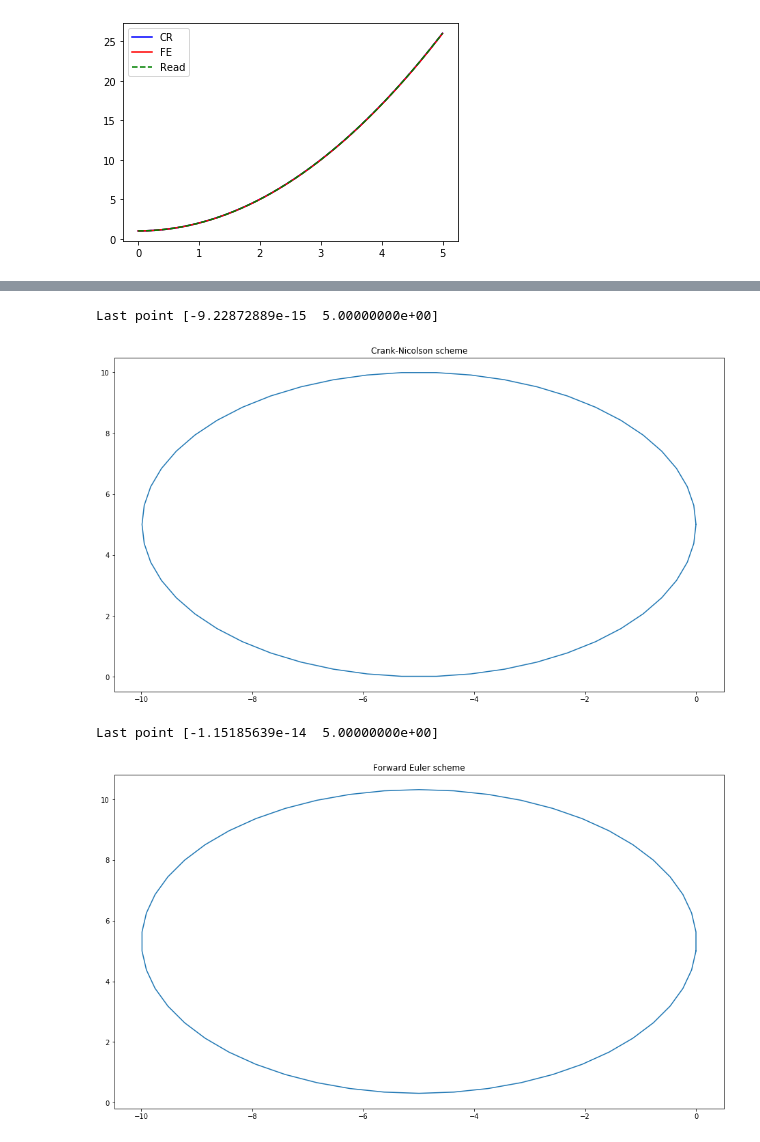
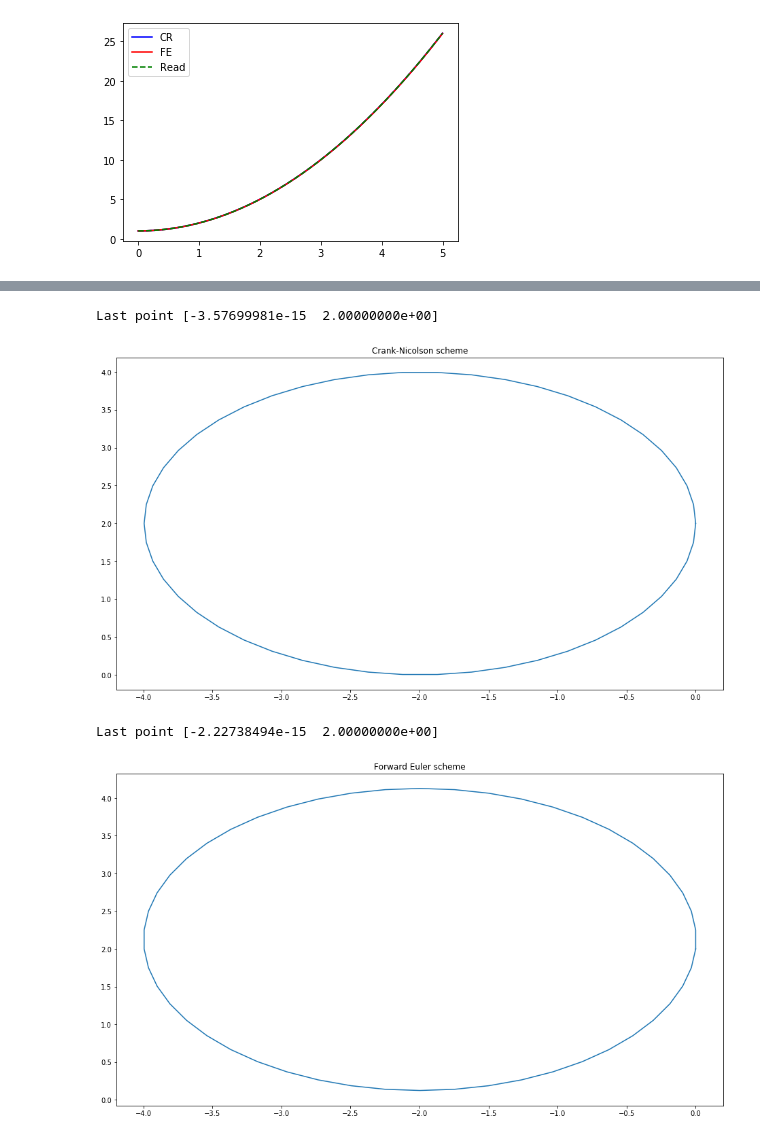
Before and after one commit to RuichengGeng/NumericalMethodFinance, a Jupyter notebook: ODE.ipynb, the cells around one changed output, grey strips where cells are left out. Drawn from its saved outputs; the diff is of its cells as text; code cells hidden in the pictures.

```diff
--- a/ODE.ipynb
+++ b/ODE.ipynb
@@ -157,30 +160,30 @@ f(5) = 26 in Analytical formula
 # %%
-r = 5
+r = 2
 f = lambda x:np.array([1,-r * math.sin(x[0]),r * math.cos(x[0])])
-boundaryConditon = np.array([0,0,5])
+boundaryConditon = np.array([0,0,2])
 lb,ub = 0,2*np.pi
 N = 50
 ##
 t1,u1 = ode_solver(f,boundaryConditon,ub,lb,N,method = 'CR')
 X1 = u1[:,1]
 Y1 = u1[:,2]
 plt.figure(figsize=(16,9))
 plt.plot(X1, Y1,label = 'CR')
 plt.title("Crank-Nicolson scheme")
 print("Last point {}".format(u1[-1][1:]))
 plt.show()
 
 
 t2,u2 = ode_solver(f,boundaryConditon,ub,lb,N,method = 'FE')
 X2 = u2[:,1]
 Y2 = u2[:,2]
 plt.figure(figsize=(16,9))
 plt.plot(X2, Y2,label = 'FE')
 plt.title("Forward Euler scheme")
 print("Last point {}".format(u2[-1][1:]))
 plt.show()
 # %% [output]
-Last point [-9.22872889e-15  5.00000000e+00]
+Last point [-3.57699981e-15  2.00000000e+00]
-[figure, old version]
+[figure, new version]
-Last point [-1.15185639e-14  5.00000000e+00]
+Last point [-2.22738494e-15  2.00000000e+00]
-[figure, old version]
+[figure, new version]
```
Also changed, not shown: parts of 2 cells of this notebook.
